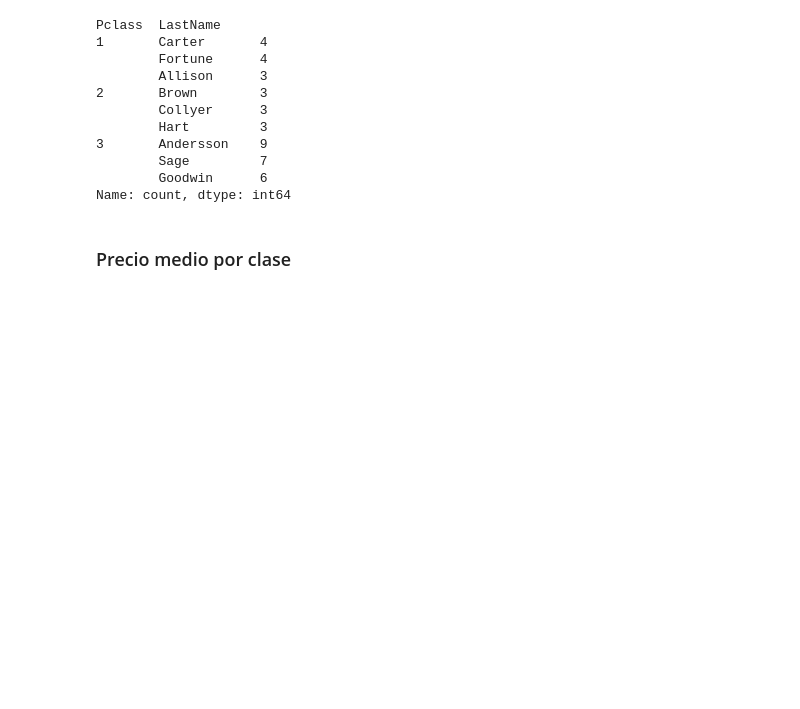
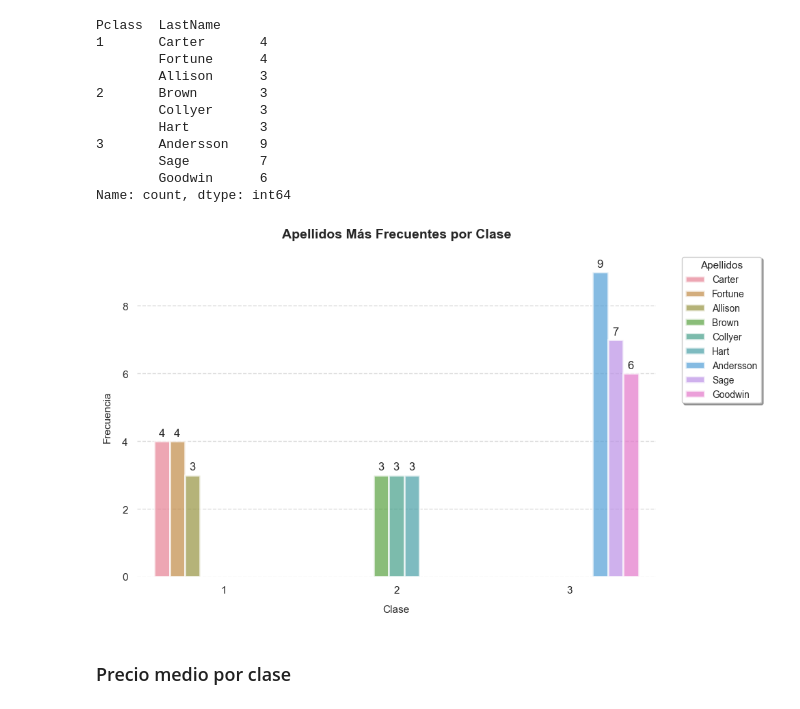
Before and after one commit to AndreiKukushkinBaidurov/Titanic, a Jupyter notebook: preguntas 1.ipynb, the cells around one changed output. Cells and saved outputs as stored; diff of their text form; code cells hidden in the pictures; blank space fills up the shorter version.

```diff
--- a/preguntas 1.ipynb
+++ b/preguntas 1.ipynb
@@ -37,6 +63,53 @@ Pclass  LastName
         Sage         7
         Goodwin      6
 Name: count, dtype: int64
+# %%
+# Crear el gráfico con seaborn
+sns.set_style("white")
+fig, ax = plt.subplots(figsize=(10, 6))
+
+# Crear el gráfico de barras con colores modernos
+plot = sns.barplot(
+    data=apellidos_por_clase.unstack().reset_index().melt(id_vars='Pclass', var_name='Apellido', value_name='Frecuencia'),
+    x='Pclass', y='Frecuencia', hue='Apellido',
+    palette="husl",  # Paleta de colores moderna
+    alpha=0.7,  # Transparencia para suavizar
+    edgecolor='white',
+    linewidth=2,
+    ax=ax
+)
+
+# Añadir valores sobre las barras
+for container in ax.containers:
+    ax.bar_label(container, padding=3, fmt='%.0f')
+
+# Estilizar el gráfico
+ax.set_ylabel('Frecuencia', fontsize=11, labelpad=10)
+ax.set_xlabel('Clase', fontsize=11, labelpad=10)
+ax.set_title('Apellidos Más Frecuentes por Clase', fontsize=14, pad=20, fontweight='bold')
+
+# Personalizar la leyenda
+ax.legend(
+    title='Apellidos',
+    title_fontsize=11,
+    fontsize=10,
+    bbox_to_anchor=(1.05, 1),
+    loc='upper left',
+    borderaxespad=0,
+    frameon=True,
+    fancybox=True,
+    shadow=True
+)
+
+# Personalizar grid y ejes
+ax.grid(axis='y', linestyle='--', alpha=0.7)
+sns.despine(left=True, bottom=True)
+
+# Ajustar márgenes
+plt.tight_layout()
+plt.show()
+# %% [output]
+[figure, added]
 # %% [markdown]
 ### Precio medio por clase
 # %%
```
Also changed, not shown: parts of 6 cells of this notebook, 2 other files.
